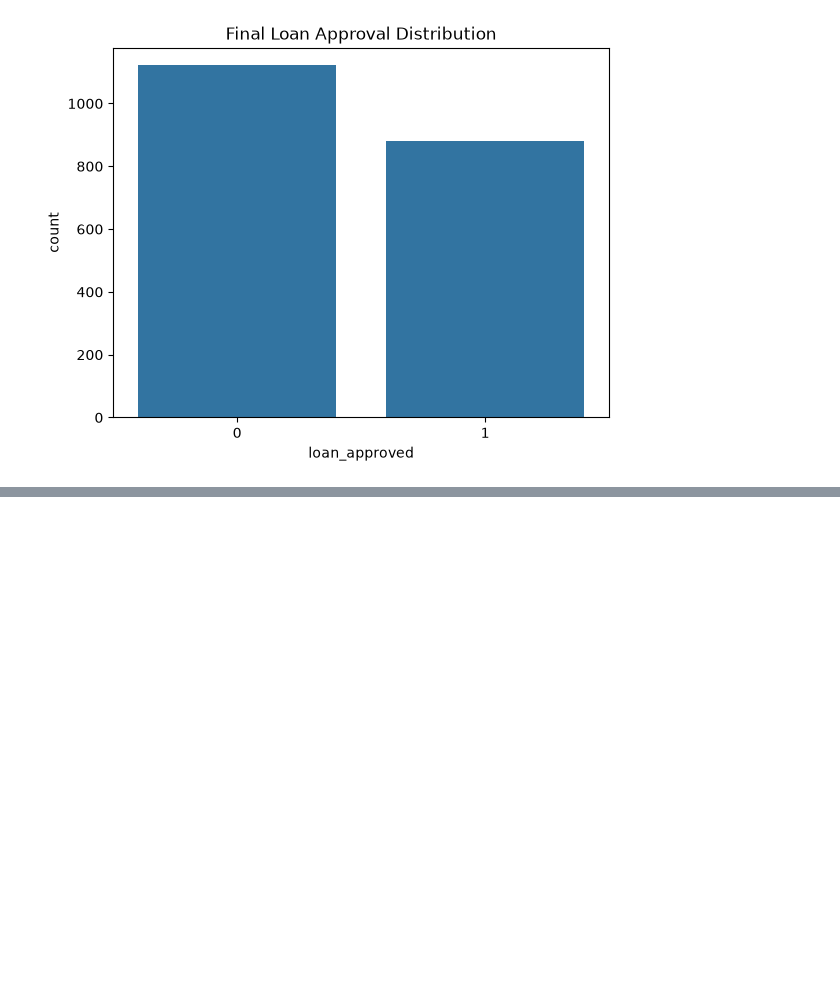
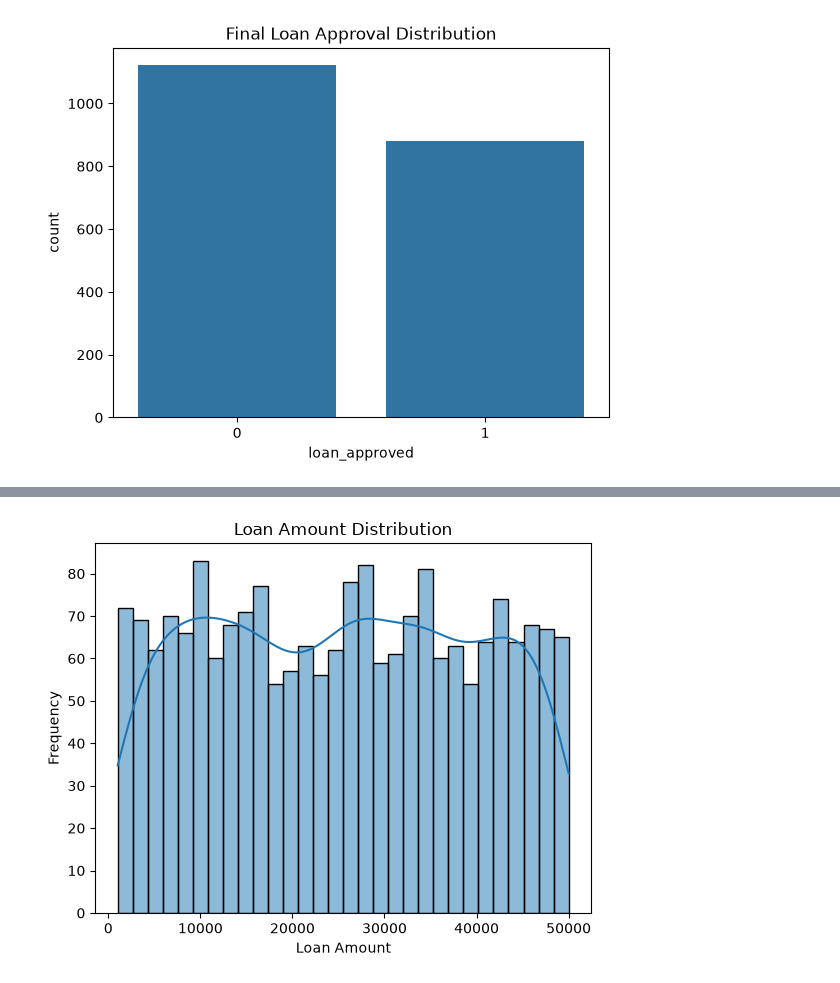
Before and after one commit to RehanAlam93/6-Months-Data-Science, a Jupyter notebook: loan approval project/data cleaning/loan_aprv.ipynb, the cells around one changed output, grey strips where cells are left out. Cells and saved outputs as stored; diff of their text form; code cells hidden in the pictures; blank space fills up the shorter version.

```diff
--- a/loan approval project/data cleaning/loan_aprv.ipynb
+++ b/loan approval project/data cleaning/loan_aprv.ipynb
@@ -462,0 +463,9 @@ plt.show()
+# %%
+# Plot the distribution of the loan amount feature
+sns.histplot(df['loan_amount'], bins=30, kde=True)
+plt.title('Loan Amount Distribution')
+plt.xlabel('Loan Amount')
+plt.ylabel('Frequency')
+plt.show()
+# %% [output]
+[figure, added]
```
Also changed, not shown: parts of 3 cells of this notebook.
